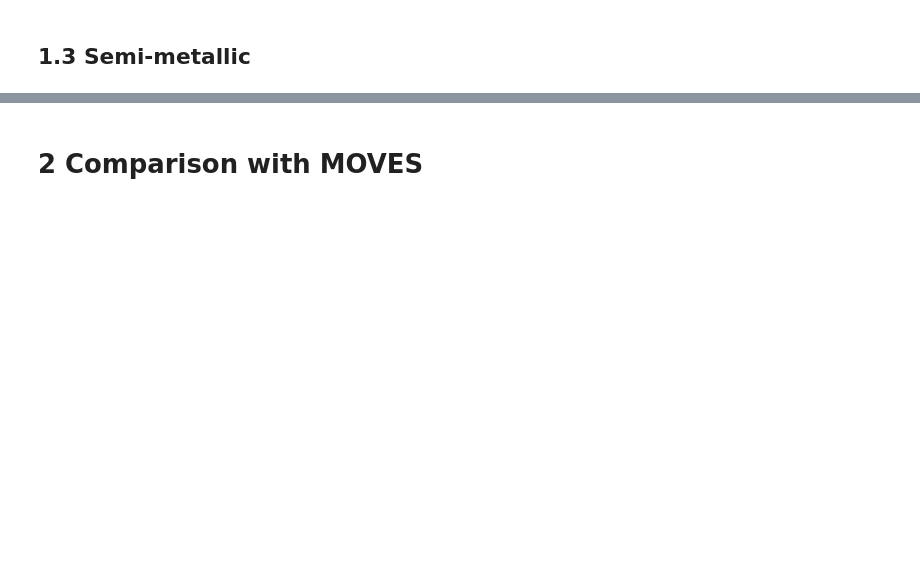
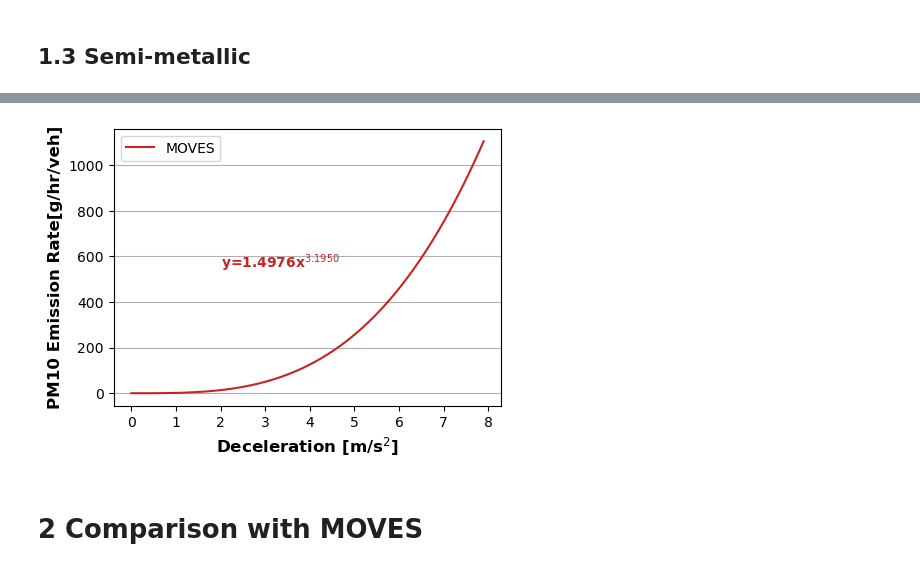
Before and after one commit to QiuziChen/brake-wear-emission-modeling, a Jupyter notebook: Doc_5_ER_Deceleration_Curve.ipynb, the cells around one changed output, grey strips where cells are left out. Saved outputs shown, nothing was run; the diff lists cells and outputs as text; code cells hidden in the pictures; blank space fills up the shorter version.

```diff
--- a/Doc_5_ER_Deceleration_Curve.ipynb
+++ b/Doc_5_ER_Deceleration_Curve.ipynb
@@ -88,3 +169,7 @@ BWE.ER.plotERCurve("SM")
+# %%
+BWE.ER.plotERCurve('MOVES')
+# %% [output]
+[figure, added]
 # %% [markdown]
 # 2 Comparison with MOVES
 # %%
```
Also changed, not shown: parts of 21 cells of this notebook, 1 other file.
